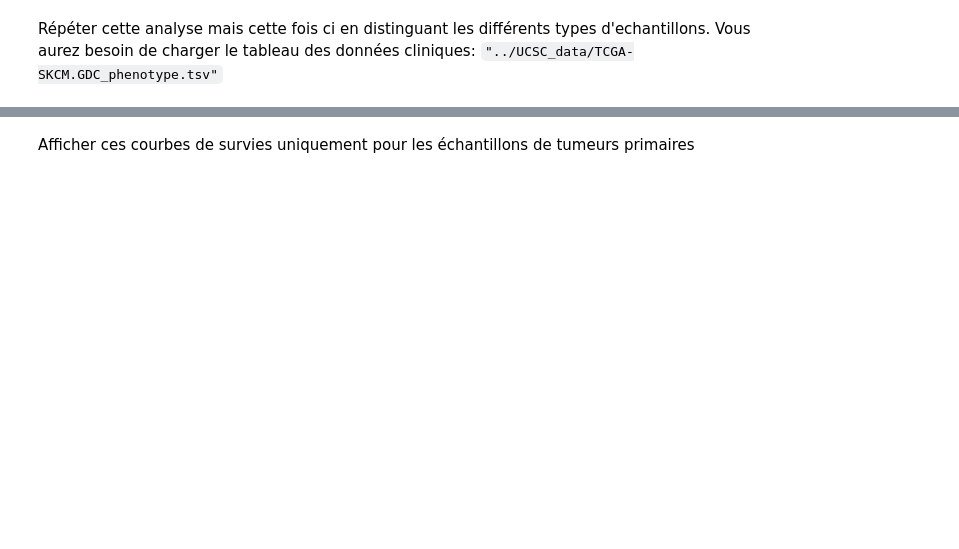
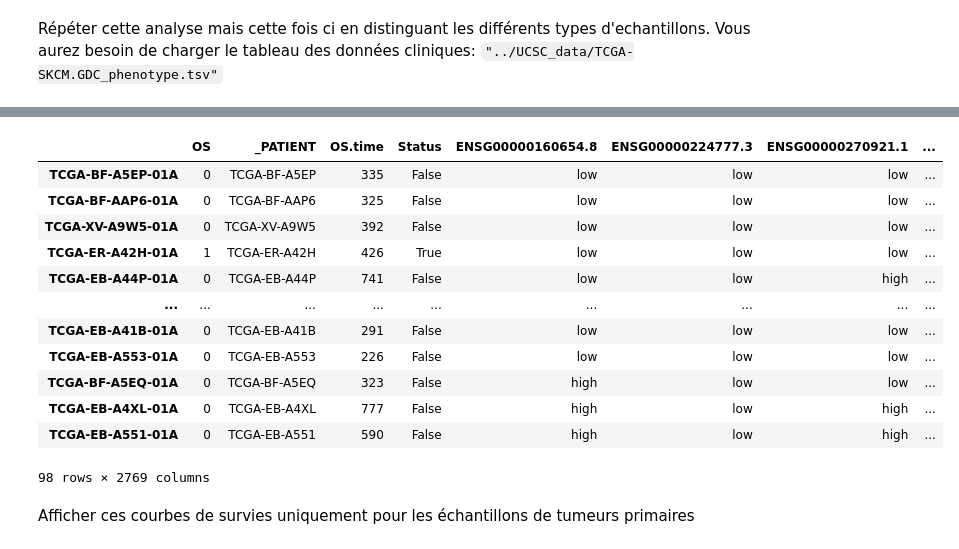
Before and after one commit to GfellerLab/exercises_intro_bioinfo_clinique, a Jupyter notebook: Week4/exercice_cours4_biomarkers_with_solutions.ipynb, the cells around one changed output, grey strips where cells are left out. Cells and saved outputs as stored; diff of their text form; code cells hidden in the pictures; blank space fills up the shorter version.

```diff
--- a/Week4/exercice_cours4_biomarkers_with_solutions.ipynb
+++ b/Week4/exercice_cours4_biomarkers_with_solutions.ipynb
@@ -482,3 +528,19 @@ for gene_name in ["CD3D","CD3G","CD3E"]:
+# %%
+survivalDataSmp
+# %% [output]
+|  | OS | _PATIENT | OS.time | Status | ENSG00000160654.8 | ENSG00000224777.3 | ENSG00000270921.1 | ... |
+| TCGA-BF-A5EP-01A | 0 | TCGA-BF-A5EP | 335 | False | low | low | low | ... |
+| TCGA-BF-AAP6-01A | 0 | TCGA-BF-AAP6 | 325 | False | low | low | low | ... |
+| TCGA-XV-A9W5-01A | 0 | TCGA-XV-A9W5 | 392 | False | low | low | low | ... |
+| TCGA-ER-A42H-01A | 1 | TCGA-ER-A42H | 426 | True | low | low | low | ... |
+| TCGA-EB-A44P-01A | 0 | TCGA-EB-A44P | 741 | False | low | low | high | ... |
+| ... | ... | ... | ... | ... | ... | ... | ... | ... |
+| TCGA-EB-A41B-01A | 0 | TCGA-EB-A41B | 291 | False | low | low | low | ... |
+| TCGA-EB-A553-01A | 0 | TCGA-EB-A553 | 226 | False | low | low | low | ... |
+| TCGA-BF-A5EQ-01A | 0 | TCGA-BF-A5EQ | 323 | False | high | low | low | ... |
+| TCGA-EB-A4XL-01A | 0 | TCGA-EB-A4XL | 777 | False | high | low | high | ... |
+| TCGA-EB-A551-01A | 0 | TCGA-EB-A551 | 590 | False | high | low | high | ... |
+98 rows × 2769 columns
 # %% [markdown]
 Afficher ces courbes de survies uniquement pour les échantillons de tumeurs primaires
 # %%
```
Also changed, not shown: parts of 16 cells of this notebook, 5 other files.
